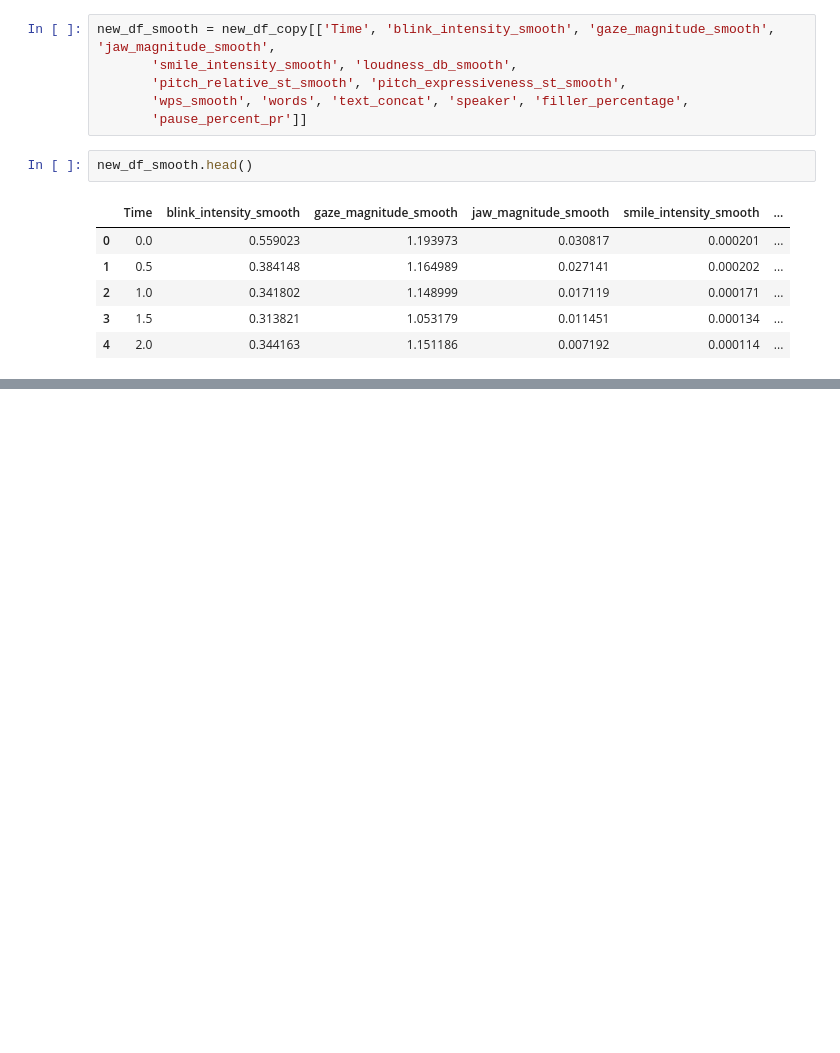
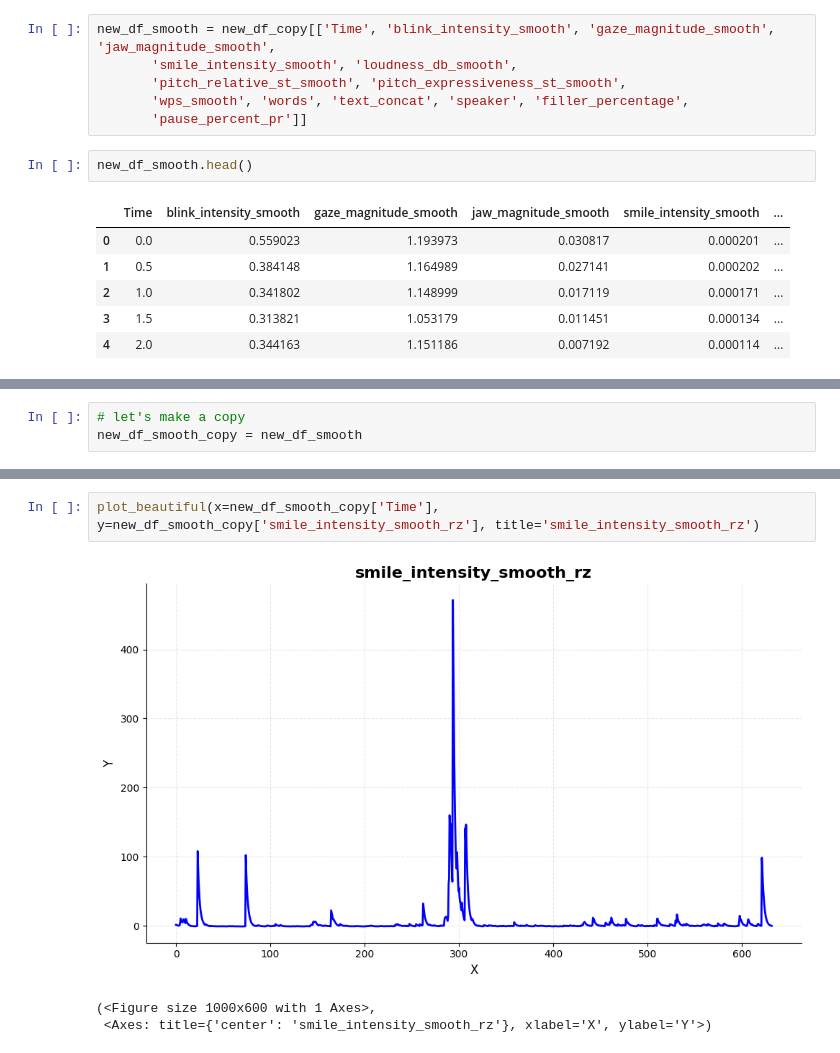
Before and after one commit to Ak62007/Multimodel-Reasoning, a Jupyter notebook: notebooks/feature_engineering.ipynb, the cells around one changed output, grey strips where cells are left out. Cells and saved outputs as stored; diff of their text form; blank space fills up the shorter version.

```diff
--- a/notebooks/feature_engineering.ipynb
+++ b/notebooks/feature_engineering.ipynb
@@ -810,0 +818,3 @@ KeyError: "None of [Index(['loudness_db'], dtype='object')] are in the [columns]
+# %%
+# let's make a copy
+new_df_smooth_copy = new_df_smooth
@@ -810,0 +874,6 @@ KeyError: "None of [Index(['loudness_db'], dtype='object')] are in the [columns]
+# %%
+plot_beautiful(x=new_df_smooth_copy['Time'], y=new_df_smooth_copy['smile_intensity_smooth_rz'], title='smile_intensity_smooth_rz')
+# %% [output]
+[figure, added]
+(<Figure size 1000x600 with 1 Axes>,
+ <Axes: title={'center': 'smile_intensity_smooth_rz'}, xlabel='X', ylabel='Y'>)
```
Also changed, not shown: parts of 33 cells of this notebook.
